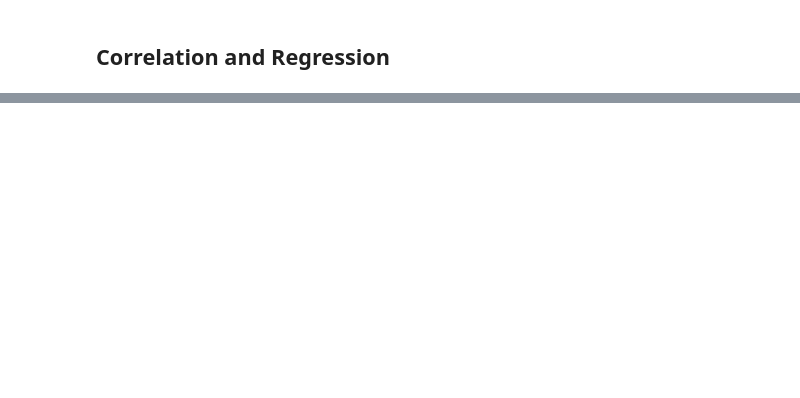
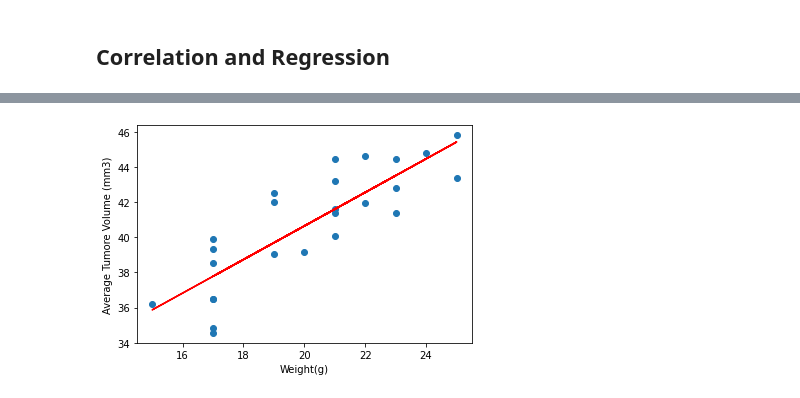
Before and after one commit to kasturiswapna/Matplotlib-challenge, a Jupyter notebook: Pymaceuticals/pymaceuticals_starter.ipynb, the cells around one changed output, grey strips where cells are left out. Cells and saved outputs as stored; diff of their text form; code cells hidden in the pictures; blank space fills up the shorter version.

```diff
--- a/Pymaceuticals/pymaceuticals_starter.ipynb
+++ b/Pymaceuticals/pymaceuticals_starter.ipynb
@@ -209,0 +383,16 @@ plt.pie(df1['Mouse ID'], explode=explode, labels=labels, colors=colors,shadow=Tr
+# %%
+
+#capavg['Weight (g)']
+mslope = 0.9544396890241045
+bintercept = 21.552160532685015
+# %%
+y_values = capavg['Weight (g)']*mslope+bintercept
+plt.scatter(capavg['Weight (g)'],capavg['Tumor Volume (mm3)'])
+plt.plot(capavg['Weight (g)'],y_values,color="red")
+plt.xlabel('Weight(g)')
+plt.ylabel('Average Tumore Volume (mm3)')
+
+plt.savefig('linearregression')
+plt.show()
+# %% [output]
+[figure, added]
```
Also changed, not shown: parts of 16 cells of this notebook, 4 other files.
